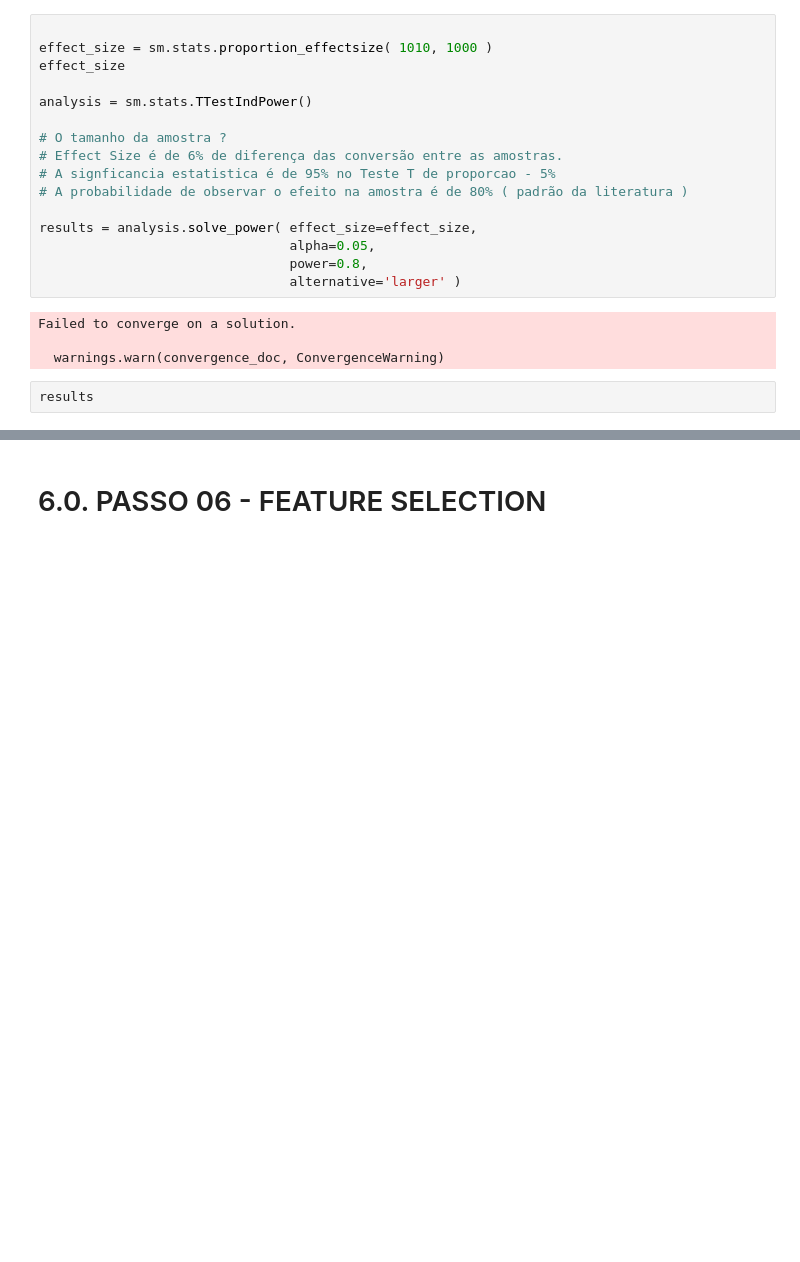
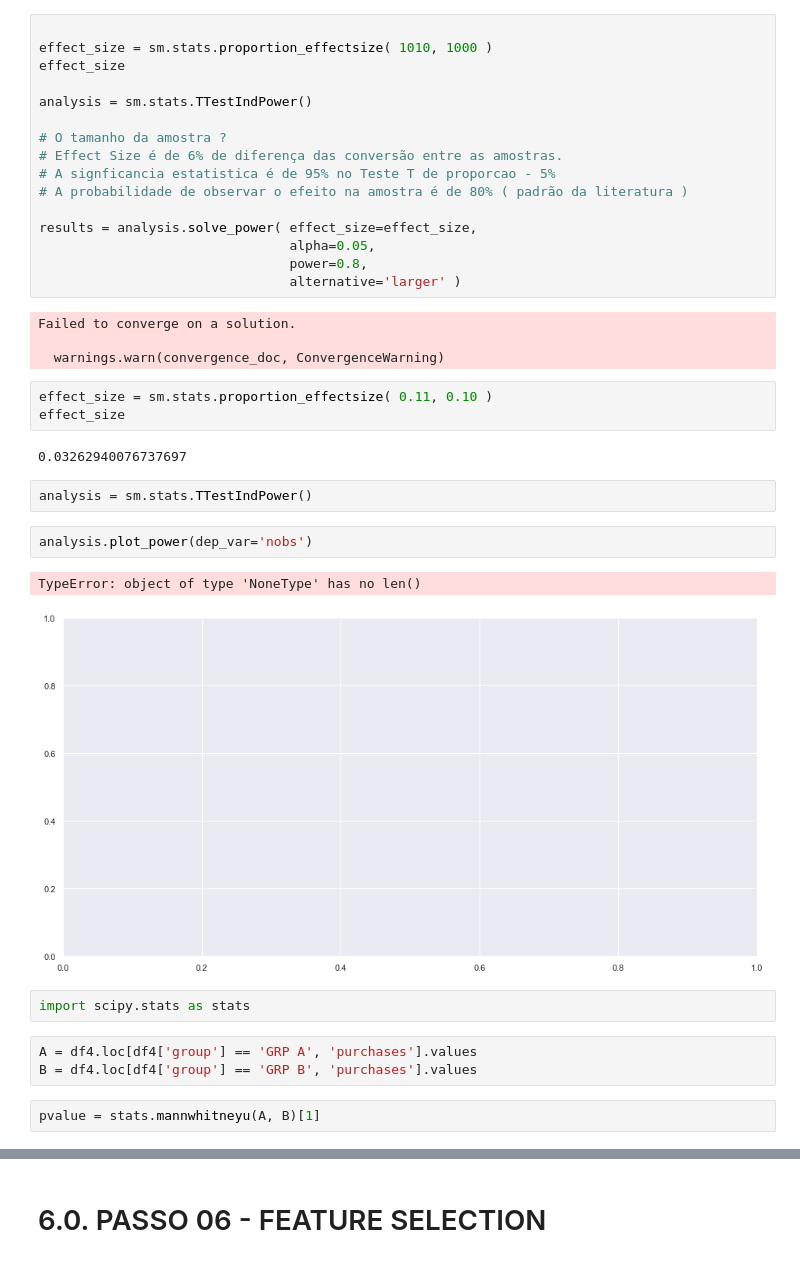
Before and after one commit to miguelzph/ab_test, a Jupyter notebook: notebooks/c01_ab_test.ipynb, the cells around one changed output, grey strips where cells are left out. Cells and saved outputs as stored; diff of their text form; blank space fills up the shorter version.

```diff
--- a/notebooks/c01_ab_test.ipynb
+++ b/notebooks/c01_ab_test.ipynb
@@ -363,5 +477,22 @@ results = analysis.solve_power( effect_size=effect_size,
 Failed to converge on a solution.
 
   warnings.warn(convergence_doc, ConvergenceWarning)
+# %%
+effect_size = sm.stats.proportion_effectsize( 0.11, 0.10 )
+effect_size
+# %% [output]
+0.03262940076737697
 # %%
-results
+analysis = sm.stats.TTestIndPower()
+# %%
+analysis.plot_power(dep_var='nobs')
+# %% [output]
+TypeError: object of type 'NoneType' has no len()
+[figure, added]
+# %%
+import scipy.stats as stats
+# %%
+A = df4.loc[df4['group'] == 'GRP A', 'purchases'].values
+B = df4.loc[df4['group'] == 'GRP B', 'purchases'].values
+# %%
+pvalue = stats.mannwhitneyu(A, B)[1]
```
Also changed, not shown: parts of 20 cells of this notebook, 1 other file.
